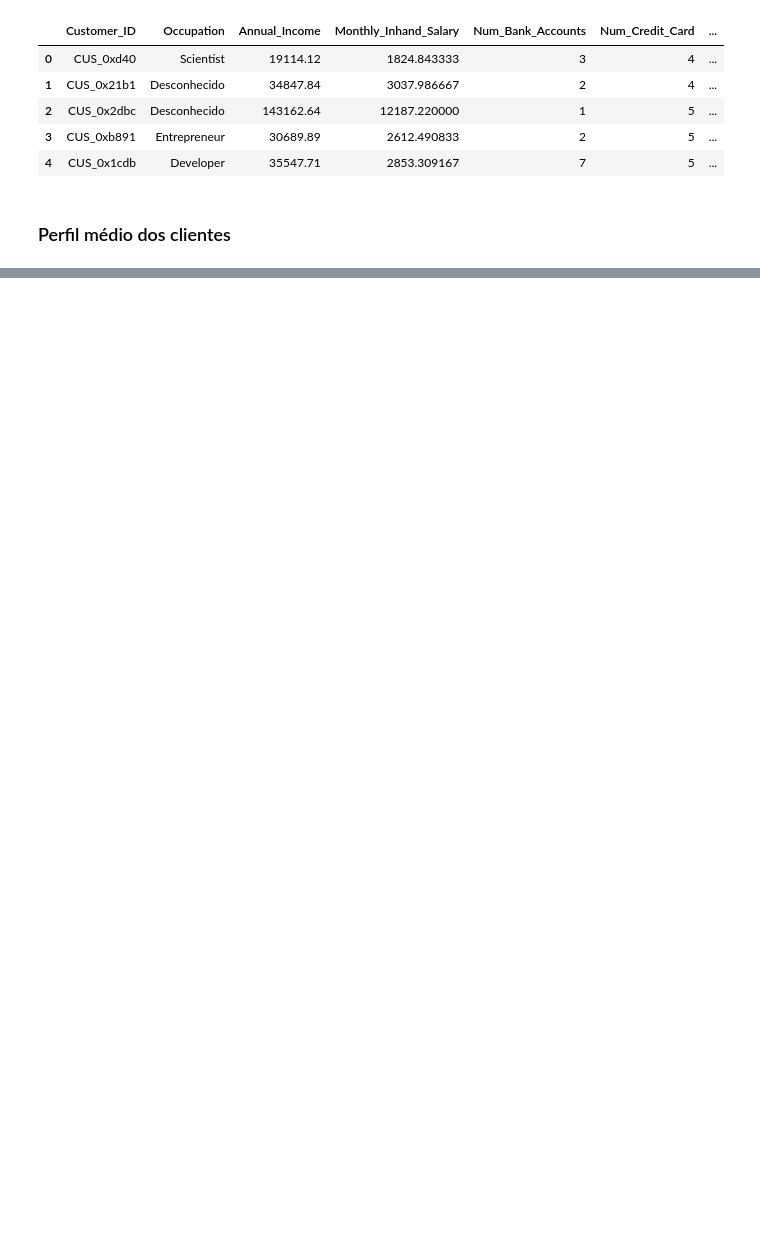
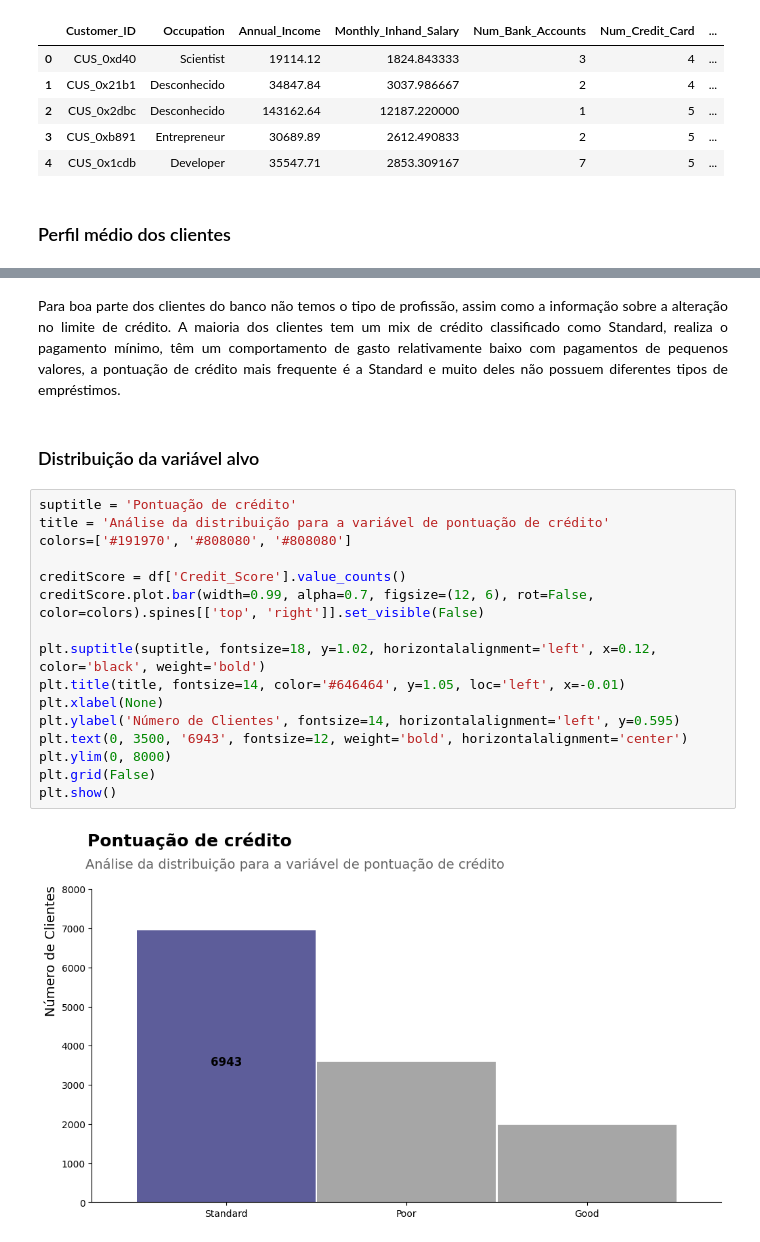
Before and after one commit to LilianeAquino/projeto_ml_II_santander_coders, a Jupyter notebook: trabalho_ada_ML.ipynb, the cells around one changed output, grey strips where cells are left out. Drawn from its saved outputs; the diff is of its cells as text; blank space fills up the shorter version.

```diff
--- a/trabalho_ada_ML.ipynb
+++ b/trabalho_ada_ML.ipynb
@@ -234,0 +270,22 @@ df.describe(include='O')
+# %% [markdown]
+<p style='text-align: justify;'><font size=3.>Para  boa parte dos clientes do banco não temos o tipo de profissão, assim como a informação sobre a alteração no limite de crédito. A maioria dos clientes tem um mix de crédito classificado como Standard, realiza o pagamento mínimo, têm um comportamento de gasto relativamente baixo com pagamentos de pequenos valores, a pontuação de crédito mais frequente é a Standard e muito deles não possuem diferentes tipos de empréstimos.</font></p>
+# %% [markdown]
+### Distribuição da variável alvo
+# %%
+suptitle = 'Pontuação de crédito'
+title = 'Análise da distribuição para a variável de pontuação de crédito'
+colors=['#191970', '#808080', '#808080']
+
+creditScore = df['Credit_Score'].value_counts()
+creditScore.plot.bar(width=0.99, alpha=0.7, figsize=(12, 6), rot=False, color=colors).spines[['top', 'right']].set_visible(False)
+
+plt.suptitle(suptitle, fontsize=18, y=1.02, horizontalalignment='left', x=0.12, color='black', weight='bold')
+plt.title(title, fontsize=14, color='#646464', y=1.05, loc='left', x=-0.01)
+plt.xlabel(None)
+plt.ylabel('Número de Clientes', fontsize=14, horizontalalignment='left', y=0.595)
+plt.text(0, 3500, '6943', fontsize=12, weight='bold', horizontalalignment='center')
+plt.ylim(0, 8000)
+plt.grid(False)
+plt.show()
+# %% [output]
+[figure, added]
```
Also changed, not shown: parts of 15 cells of this notebook.
